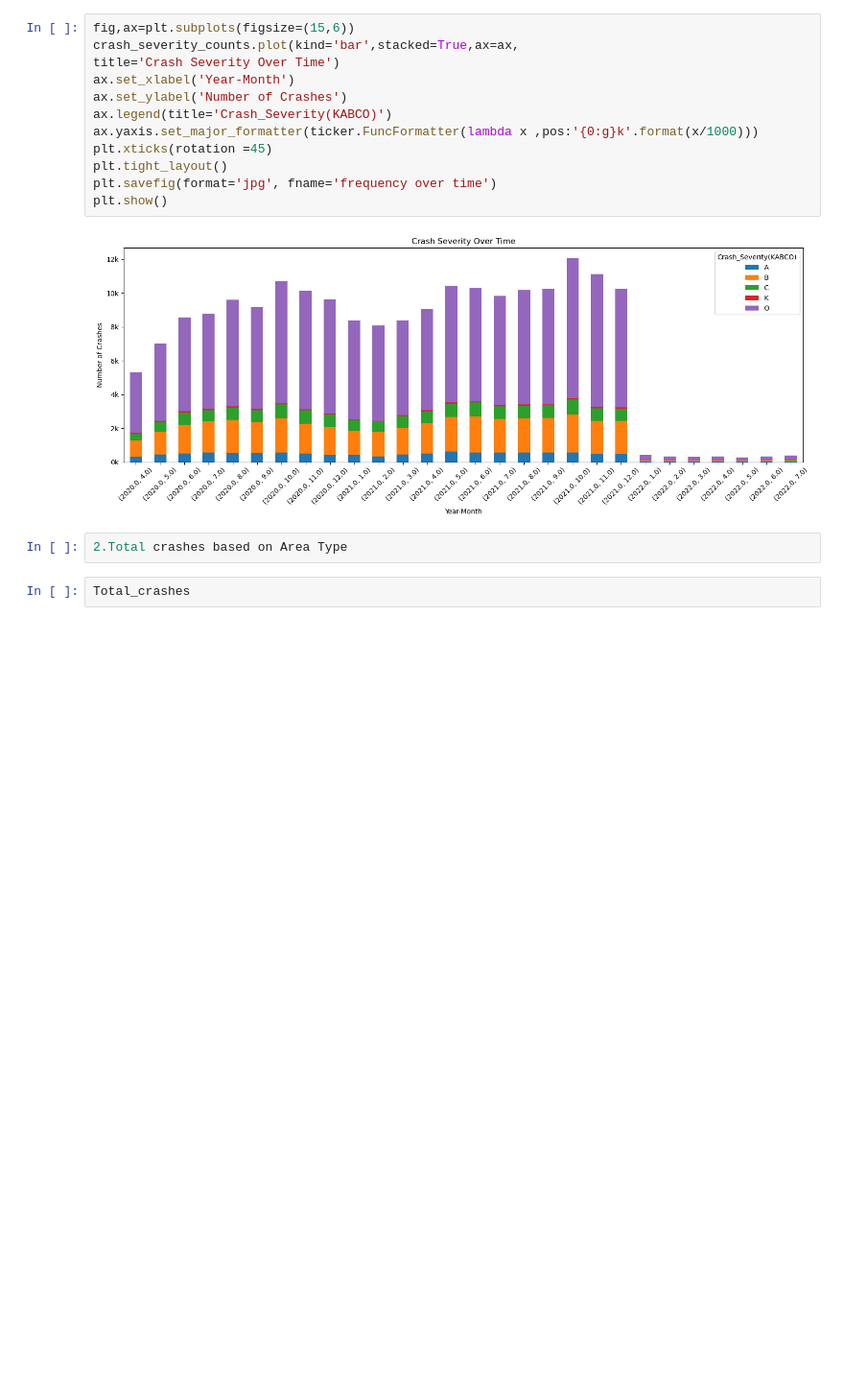
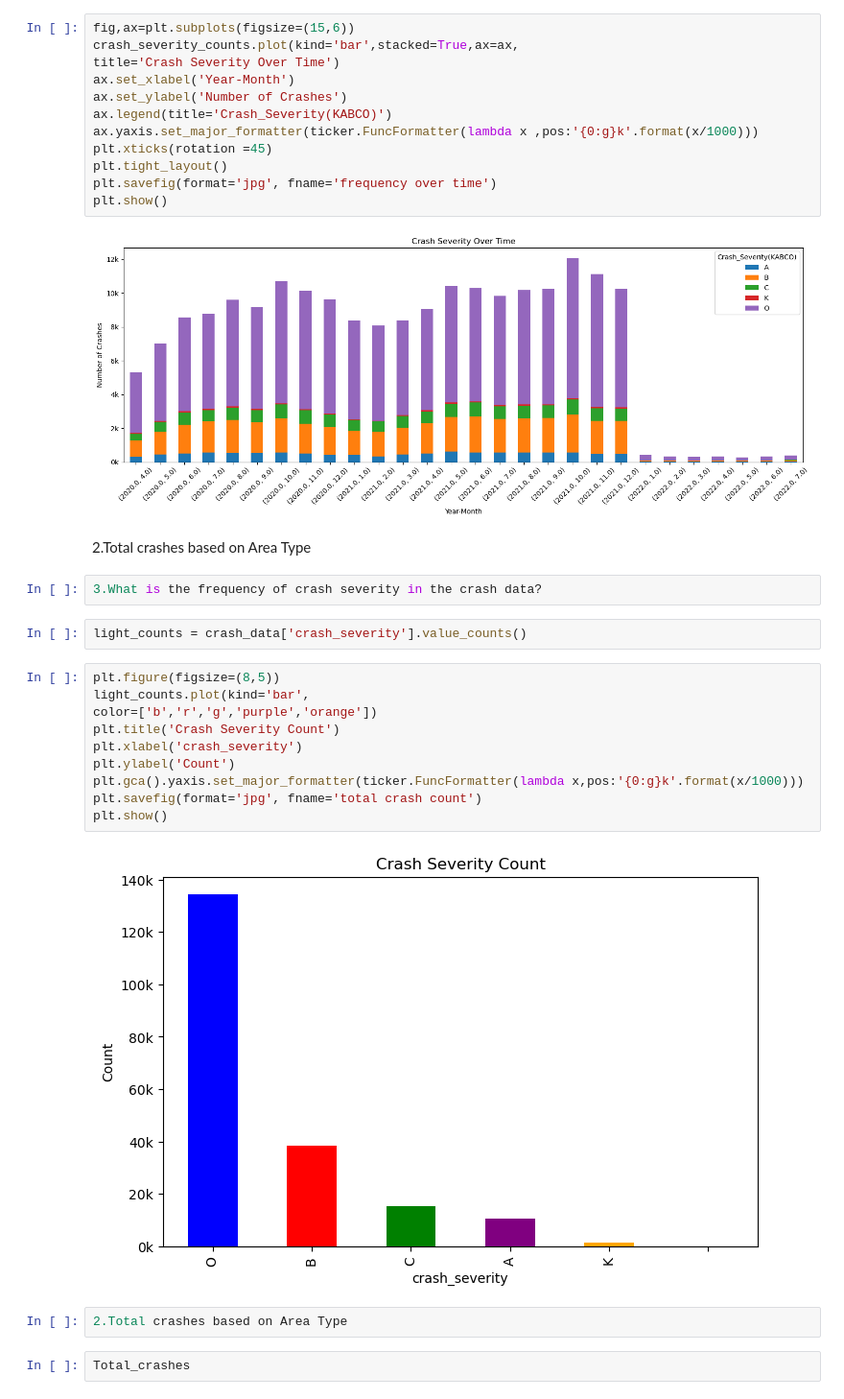
Before and after one commit to Eliab16/VDOT-crash-analysis, a Jupyter notebook: notebooks/VDOT_Analysis.ipynb, the cells around one changed output. Shown at 96% size. Drawn from its saved outputs; the diff is of its cells as text; blank space fills up the shorter version.

Commit message:
graph

```diff
--- a/notebooks/VDOT_Analysis.ipynb
+++ b/notebooks/VDOT_Analysis.ipynb
@@ -155,8 +155,26 @@ plt.savefig(format='jpg', fname='frequency over time')
 plt.show()
 # %% [output]
 [figure]
-# %%
-2.Total crashes based on Area Type
+# %% [markdown]
+2.Total crashes based on Area Type
+# %%
+3.What is the frequency of crash severity in the crash data?
+# %%
+light_counts = crash_data['crash_severity'].value_counts()
+# %%
+plt.figure(figsize=(8,5))
+light_counts.plot(kind='bar',
+color=['b','r','g','purple','orange'])
+plt.title('Crash Severity Count')
+plt.xlabel('crash_severity')
+plt.ylabel('Count')
+plt.gca().yaxis.set_major_formatter(ticker.FuncFormatter(lambda x,pos:'{0:g}k'.format(x/1000)))
+plt.savefig(format='jpg', fname='total crash count')
+plt.show()
+# %% [output]
+[figure, added]
+# %%
+2.Total crashes based on Area Type
 # %%
 Total_crashes
 # %% [output]
```
Also changed, not shown: parts of 2 cells of this notebook.
